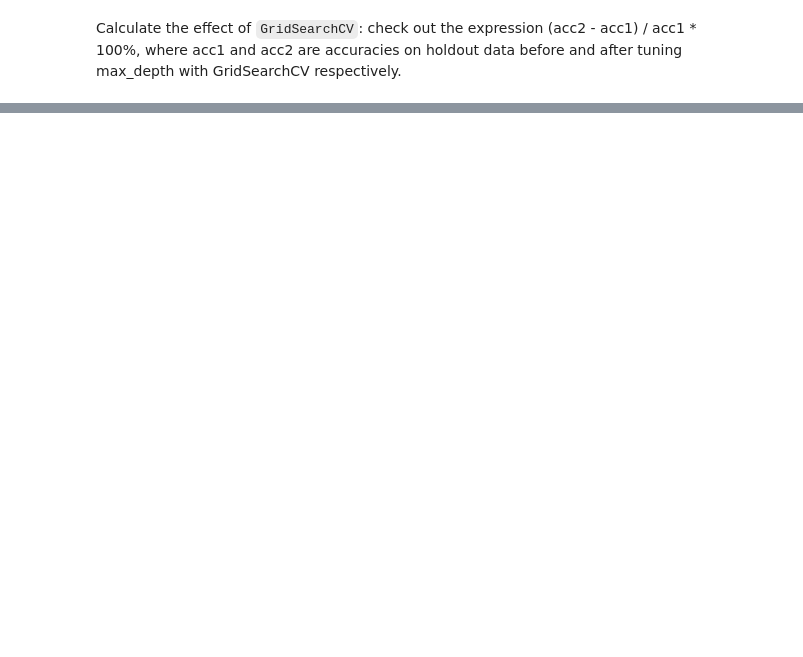
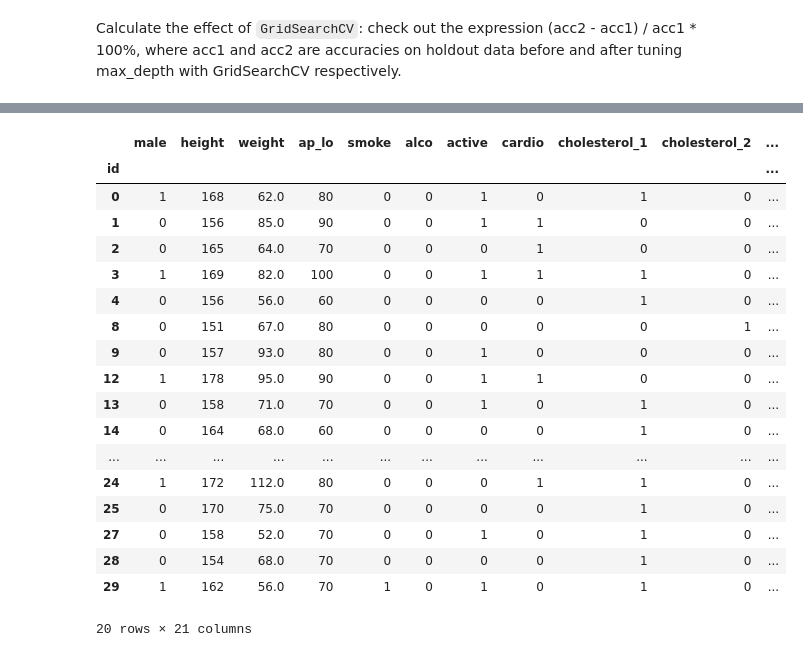
Before and after one commit to Noegon/mlcourse.ai, a Jupyter notebook: jupyter_english/assignments_fall2019/assignment2_part1_decision_trees.ipynb, the cells around one changed output, grey strips where cells are left out. Saved outputs shown, nothing was run; the diff lists cells and outputs as text; code cells hidden in the pictures; blank space fills up the shorter version.

```diff
--- a/jupyter_english/assignments_fall2019/assignment2_part1_decision_trees.ipynb
+++ b/jupyter_english/assignments_fall2019/assignment2_part1_decision_trees.ipynb
@@ -294,0 +395,6 @@ Create a decision tree with the limitation `max_depth=3` and train it on the who
+# %%
+complete_prepared_data_2 = complete_prepared_data.copy()
+complete_prepared_data_2['gender'] = complete_prepared_data_2['gender'].map({2: 1, 1: 0})
+complete_prepared_data_2.rename(columns={"gender": "male"}, inplace=True)
+complete_prepared_data_2.drop(["age"], axis=1, inplace=True)
+complete_prepared_data_2.head()
@@ -294,0 +409,26 @@ Create a decision tree with the limitation `max_depth=3` and train it on the who
+# %%
+def convert_age(age):
+    if age in range(40,50):
+        return "40-50"
+    elif age in range(50,55):
+        return "50-55"
+    elif age in range(55,60):
+        return "55-60"
+    elif age in range(60,65):
+        return "60-65"
+    else:
+        return None
+
+def convert_systolic_blood_pressure(ap_hi):
+    if ap_hi in range(120,140):
+        return "120-140"
+    elif ap_hi in range(140,160):
+        return "140-160"
+    elif ap_hi in range(160,180):
+        return "160-180"
+    else:
+        return None
+
+complete_prepared_data_2["age_years"] = complete_prepared_data_2["age_years"].apply(convert_age)
+complete_prepared_data_2["ap_hi"] = complete_prepared_data_2["ap_hi"].apply(convert_systolic_blood_pressure)
+complete_prepared_data_2.head()
@@ -294,0 +443,23 @@ Create a decision tree with the limitation `max_depth=3` and train it on the who
+# %%
+new_df = pd.get_dummies(complete_prepared_data_2, columns=['age_years', 'ap_hi'])
+new_df.head()
+# %% [output]
+|  | male | height | weight | ap_lo | smoke | alco | active | cardio | cholesterol_1 | cholesterol_2 | ... |
+| id |  |  |  |  |  |  |  |  |  |  | ... |
+| 0 | 1 | 168 | 62.0 | 80 | 0 | 0 | 1 | 0 | 1 | 0 | ... |
+| 1 | 0 | 156 | 85.0 | 90 | 0 | 0 | 1 | 1 | 0 | 0 | ... |
+| 2 | 0 | 165 | 64.0 | 70 | 0 | 0 | 0 | 1 | 0 | 0 | ... |
+| 3 | 1 | 169 | 82.0 | 100 | 0 | 0 | 1 | 1 | 1 | 0 | ... |
+| 4 | 0 | 156 | 56.0 | 60 | 0 | 0 | 0 | 0 | 1 | 0 | ... |
+| 8 | 0 | 151 | 67.0 | 80 | 0 | 0 | 0 | 0 | 0 | 1 | ... |
+| 9 | 0 | 157 | 93.0 | 80 | 0 | 0 | 1 | 0 | 0 | 0 | ... |
+| 12 | 1 | 178 | 95.0 | 90 | 0 | 0 | 1 | 1 | 0 | 0 | ... |
+| 13 | 0 | 158 | 71.0 | 70 | 0 | 0 | 1 | 0 | 1 | 0 | ... |
+| 14 | 0 | 164 | 68.0 | 60 | 0 | 0 | 0 | 0 | 1 | 0 | ... |
+| ... | ... | ... | ... | ... | ... | ... | ... | ... | ... | ... | ... |
+| 24 | 1 | 172 | 112.0 | 80 | 0 | 0 | 0 | 1 | 1 | 0 | ... |
+| 25 | 0 | 170 | 75.0 | 70 | 0 | 0 | 0 | 0 | 1 | 0 | ... |
+| 27 | 0 | 158 | 52.0 | 70 | 0 | 0 | 1 | 0 | 1 | 0 | ... |
+| 28 | 0 | 154 | 68.0 | 70 | 0 | 0 | 0 | 0 | 1 | 0 | ... |
+| 29 | 1 | 162 | 56.0 | 70 | 1 | 0 | 1 | 0 | 1 | 0 | ... |
+20 rows × 21 columns
```
Also changed, not shown: parts of 35 cells of this notebook, 2 other files.
